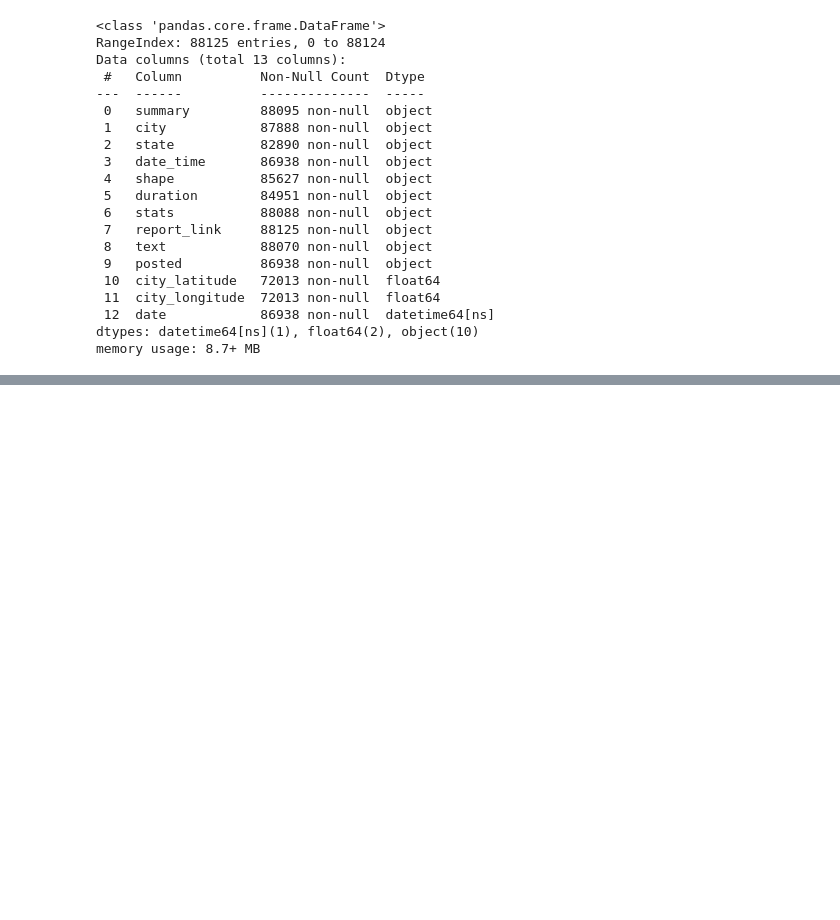
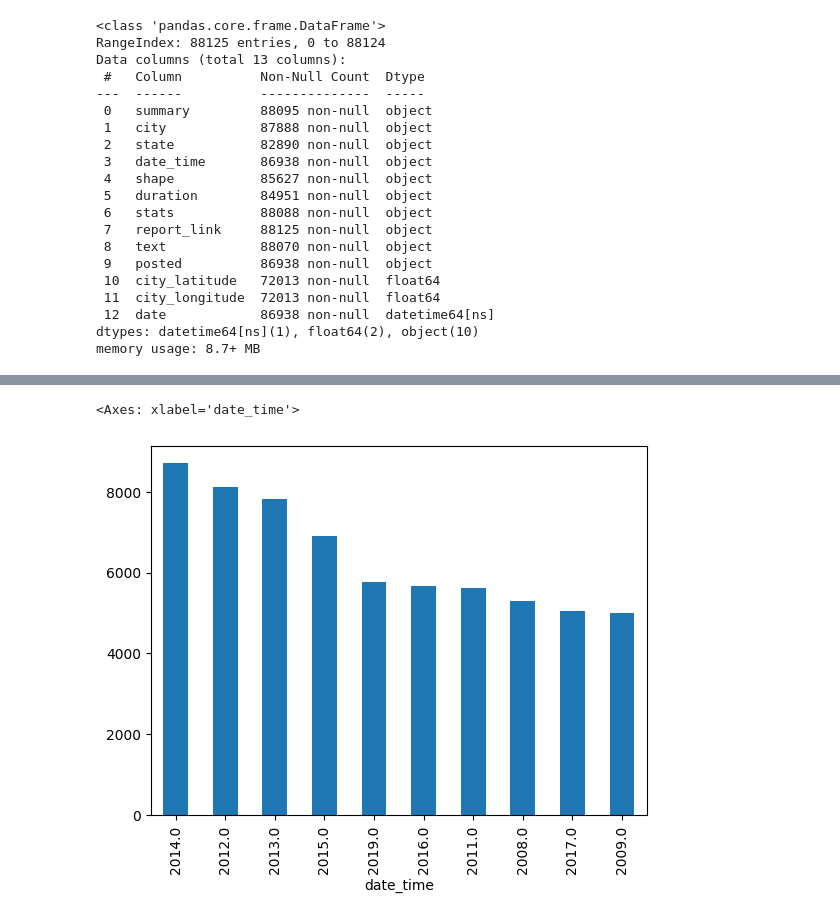
Before and after one commit to valatwork/pythondata, a Jupyter notebook: 008-working-with-dates-time.ipynb, the cells around one changed output, grey strips where cells are left out. Cells and saved outputs as stored; diff of their text form; code cells hidden in the pictures; blank space fills up the shorter version.

```diff
--- a/008-working-with-dates-time.ipynb
+++ b/008-working-with-dates-time.ipynb
@@ -122,3 +122,5 @@ Data columns (total 13 columns):
  12  date            86938 non-null  datetime64[ns]
 dtypes: datetime64[ns](1), float64(2), object(10)
 memory usage: 8.7+ MB
+# %%
+ufos = pd.read_csv("data/nuforc_reports.csv", parse_dates=["date_time"])
@@ -124,0 +188,5 @@ memory usage: 8.7+ MB
+# %%
+ufos["date_time"].dt.year.value_counts().head(10).plot(kind="bar")
+# %% [output]
+<Axes: xlabel='date_time'>
+[figure, added]
```
Also changed, not shown: parts of 49 cells of this notebook.
